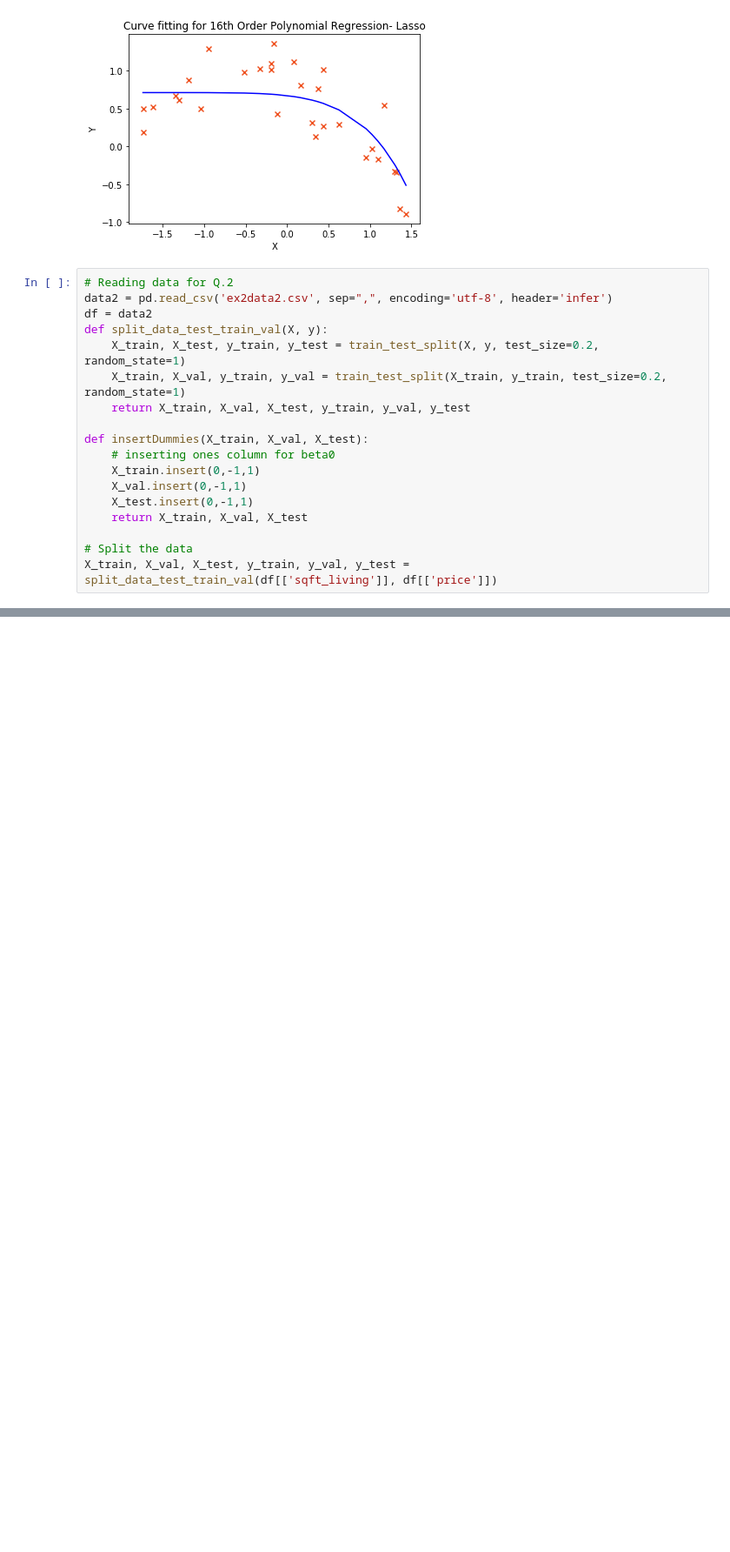
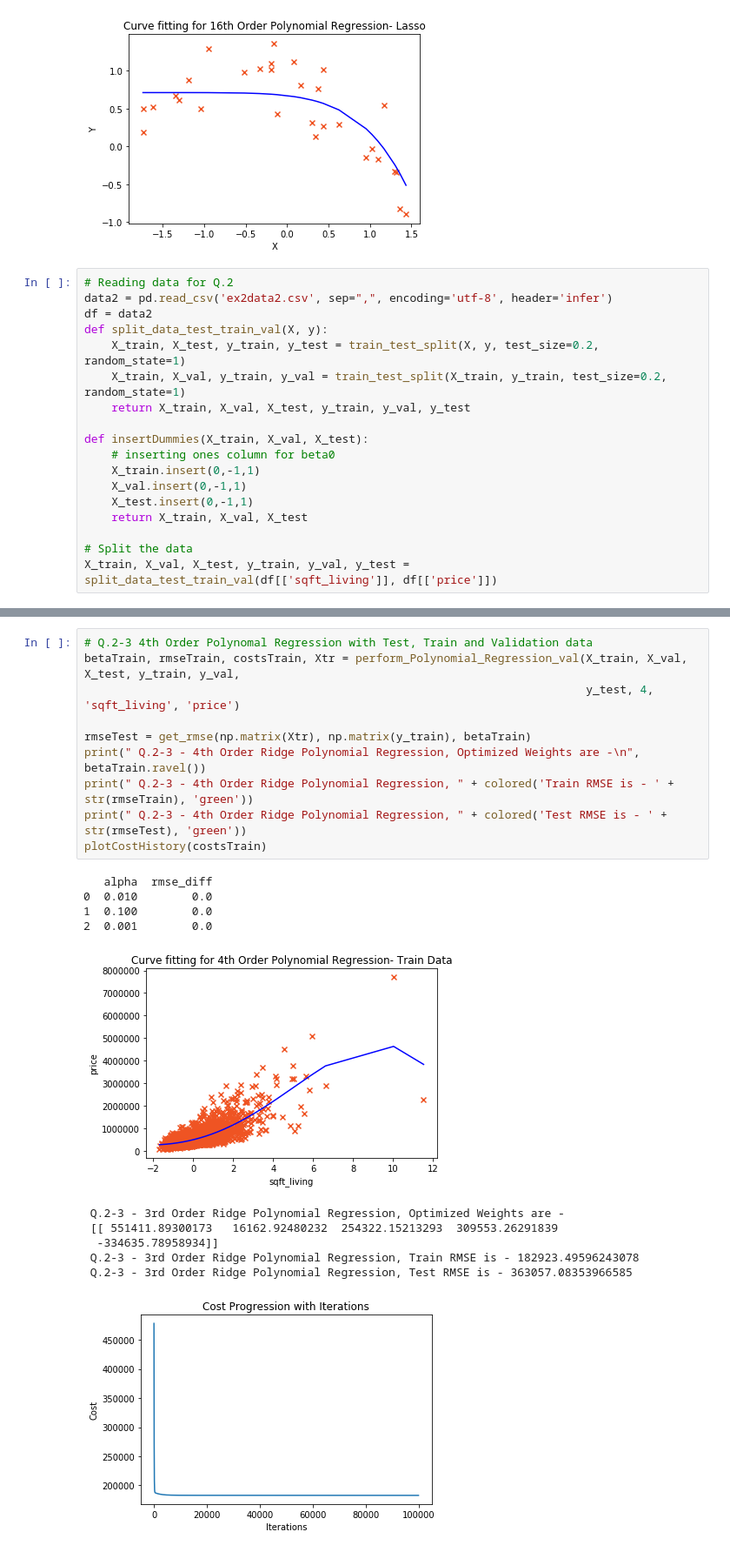
Before and after one commit to MeenakshiParyani/Polynomial-Regression, a Jupyter notebook: Polynomial-Regression.ipynb, the cells around one changed output, grey strips where cells are left out. Shown: that part at 87% size. Saved outputs shown, nothing was run; the diff lists cells and outputs as text; blank space fills up the shorter version.

```diff
--- a/Polynomial-Regression.ipynb
+++ b/Polynomial-Regression.ipynb
@@ -338,0 +368,22 @@ NameError: name 'Ytr' is not defined
+# %%
+# Q.2-3 4th Order Polynomal Regression with Test, Train and Validation data
+betaTrain, rmseTrain, costsTrain, Xtr = perform_Polynomial_Regression_val(X_train, X_val, X_test, y_train, y_val,
+                                                                          y_test, 4, 'sqft_living', 'price')
+
+rmseTest = get_rmse(np.matrix(Xtr), np.matrix(y_train), betaTrain)
+print(" Q.2-3 - 4th Order Ridge Polynomial Regression, Optimized Weights are -\n", betaTrain.ravel())
+print(" Q.2-3 - 4th Order Ridge Polynomial Regression, " + colored('Train RMSE is - ' + str(rmseTrain), 'green'))
+print(" Q.2-3 - 4th Order Ridge Polynomial Regression, " + colored('Test RMSE is - ' + str(rmseTest), 'green'))
+plotCostHistory(costsTrain)
+# %% [output]
+   alpha  rmse_diff
+0  0.010        0.0
+1  0.100        0.0
+2  0.001        0.0
+[figure, added]
+ Q.2-3 - 3rd Order Ridge Polynomial Regression, Optimized Weights are -
+ [[ 551411.89300173   16162.92480232  254322.15213293  309553.26291839
+  -334635.78958934]]
+ Q.2-3 - 3rd Order Ridge Polynomial Regression, Train RMSE is - 182923.49596243078
+ Q.2-3 - 3rd Order Ridge Polynomial Regression, Test RMSE is - 363057.08353966585
+[figure, added]
```
Also changed, not shown: parts of 9 cells of this notebook.
